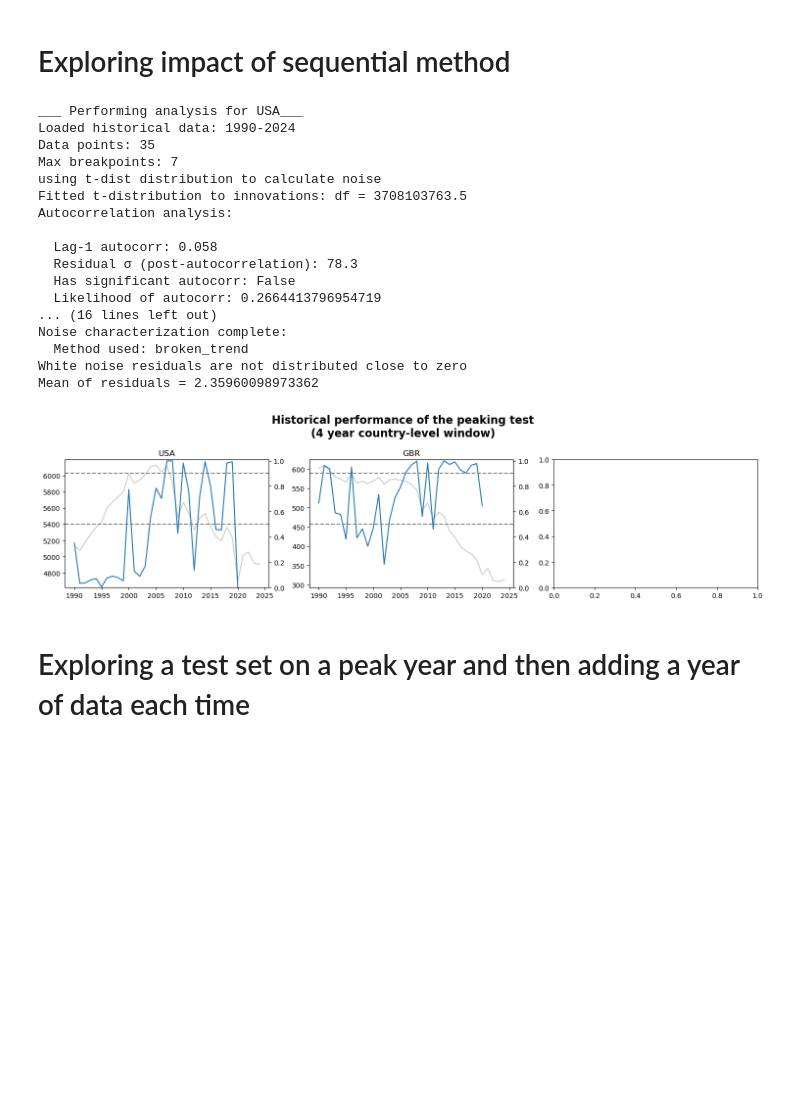
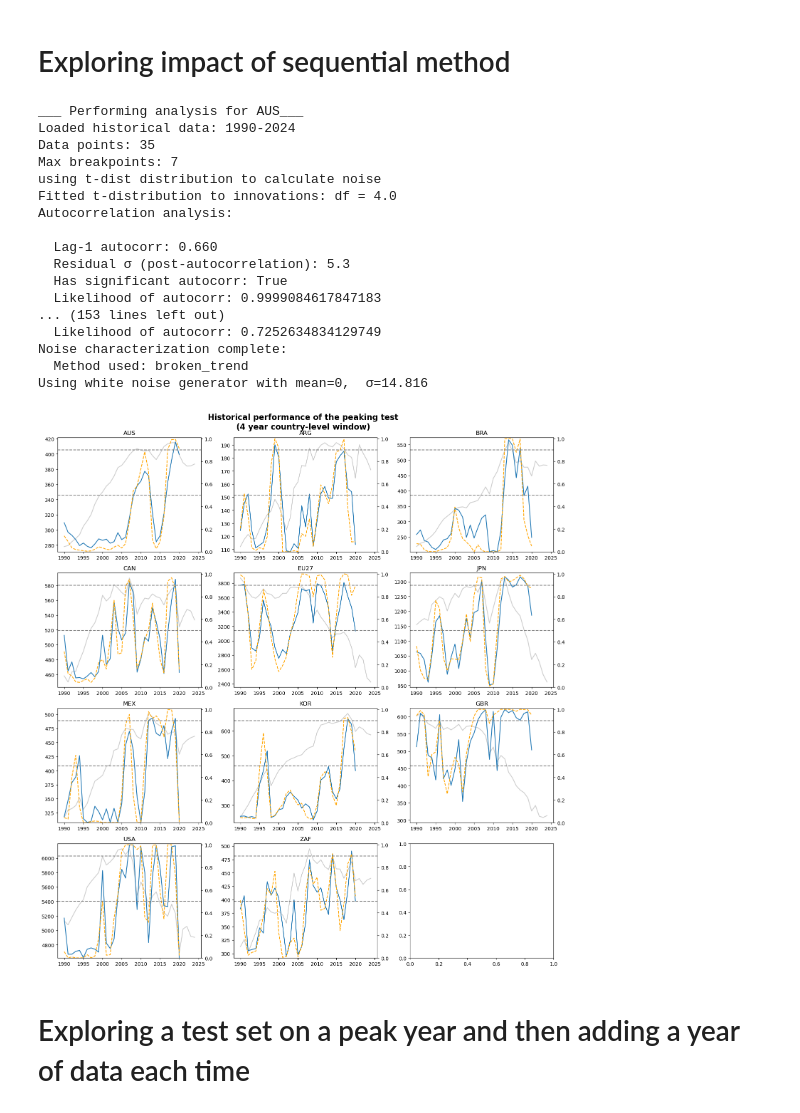
Before and after one commit to nezzag/peaking_test, a Jupyter notebook: notebooks/country_coverage.ipynb, the cells around one changed output. Saved outputs shown, nothing was run; the diff lists cells and outputs as text; code cells hidden in the pictures; blank space fills up the shorter version.

Commit message:
adjustments to country assessment with expanding window

```diff
--- a/notebooks/country_coverage.ipynb
+++ b/notebooks/country_coverage.ipynb
@@ -200,5 +201,6 @@ isos_to_use = ['USA','GBR']
 # %%
-redo_test_peaked_countries = True
+isos_to_use = peaked_isos
+redo_test_peaked_countries = False
 
 if redo_test_peaked_countries:
     peak_testers = dict()
@@ -231,54 +233,55 @@ if redo_test_peaked_countries:
         peaking_likelihood_hist_test[iso] = likelihood_of_peaking_hist_test
         peak_testers[iso] = peak_tester_iso
 
-    peaking_likelihood_hist_test = pd.DataFrame(peaking_likelihood_hist_test)
-    peaking_likelihood_hist_test.to_csv(f'../outputs/data/country_analysis/peaked_isos_test_window_{test_length}_sequential.csv')
+    peaking_likelihood_hist_test_sequential_peaked = pd.DataFrame(peaking_likelihood_hist_test)
+    peaking_likelihood_hist_test_sequential_peaked.to_csv(f'../outputs/data/country_analysis/peaked_isos_test_window_{test_length}_sequential.csv')
     joblib.dump(peak_testers, f"../outputs/data/country_analysis/peak_testers_window_{test_length}_sequential.joblib")
 
 else:
     peak_testers = joblib.load(f"../outputs/data/country_analysis/peak_testers_window_{test_length}_sequential.joblib")
-    peaking_likelihood_hist_test = pd.read_csv(f'../outputs/data/country_analysis/peaked_isos_test_window_{test_length}_sequential.csv', index_col=0)
+    peaking_likelihood_hist_test_sequential_peaked = pd.read_csv(f'../outputs/data/country_analysis/peaked_isos_test_window_{test_length}_sequential.csv', index_col=0)
 # %% [output]
-___ Performing analysis for USA___
+___ Performing analysis for AUS___
 Loaded historical data: 1990-2024
 Data points: 35
 Max breakpoints: 7
 using t-dist distribution to calculate noise
-Fitted t-distribution to innovations: df = 3708103763.5
+Fitted t-distribution to innovations: df = 4.0
 Autocorrelation analysis:
 
-  Lag-1 autocorr: 0.058
-  Residual σ (post-autocorrelation): 78.3
-  Has significant autocorr: False
-  Likelihood of autocorr: 0.2664413796954719
-... (16 lines left out)
+  Lag-1 autocorr: 0.660
+  Residual σ (post-autocorrelation): 5.3
+  Has significant autocorr: True
+  Likelihood of autocorr: 0.9999084617847183
+... (153 lines left out)
+  Likelihood of autocorr: 0.7252634834129749
 Noise characterization complete:
   Method used: broken_trend
-White noise residuals are not distributed close to zero
-Mean of residuals = 2.35960098973362
+Using white noise generator with mean=0,  σ=14.816
 # %%
 ncols = 3
-nrows = int(np.ceil(peaking_likelihood_hist_test.shape[1]/3))
+nrows = int(np.ceil(peaking_likelihood_hist_test_sequential_peaked.shape[1]/3))
 
 f, axes = plt.subplots(nrows=nrows,ncols=ncols,figsize=(5*ncols,4*nrows))
 
-plot_isos = list(peaking_likelihood_hist_test.keys())
+plot_isos = list(peaking_likelihood_hist_test_sequential_peaked.keys())
 
-for count, ax in enumerate(axes.ravel()[:peaking_likelihood_hist_test.shape[1]]):
+for count, ax in enumerate(axes.ravel()[:peaking_likelihood_hist_test_sequential_peaked.shape[1]]):
     gcb_data.loc[isin(region=plot_isos[count]),1990:].T.plot(ax=ax,legend=False,color='grey',alpha=0.4)
     ax2 =ax.twinx()
-    peaking_likelihood_hist_test[plot_isos[count]].plot(ax=ax2)
+    peaking_likelihood_hist_test_sequential_peaked[plot_isos[count]].plot(ax=ax2, label = 'sequential test')
+    peaking_likelihood_hist_test[plot_isos[count]].plot(ax=ax2, color='orange', label='Original test', linestyle='--')
     ax2.set_ylim([0,1.01])
     ax2.axhline(y=0.9,color='grey',ls='--')
     ax2.axhline(y=0.5,color='grey',ls='--')
 
 
     ax.set_title(f'{plot_isos[count]}')
 
 
 f.suptitle(f'Historical performance of the peaking test\n({test_length} year country-level window)', fontweight='bold',fontsize=16, )
 plt.tight_layout()
 # %% [output]
-[figure, old version]
+[figure, new version]
 # %% [markdown]
 # Exploring a test set on a peak year and then adding a year of data each time
```
Also changed, not shown: parts of 6 cells of this notebook, 2 other files.
